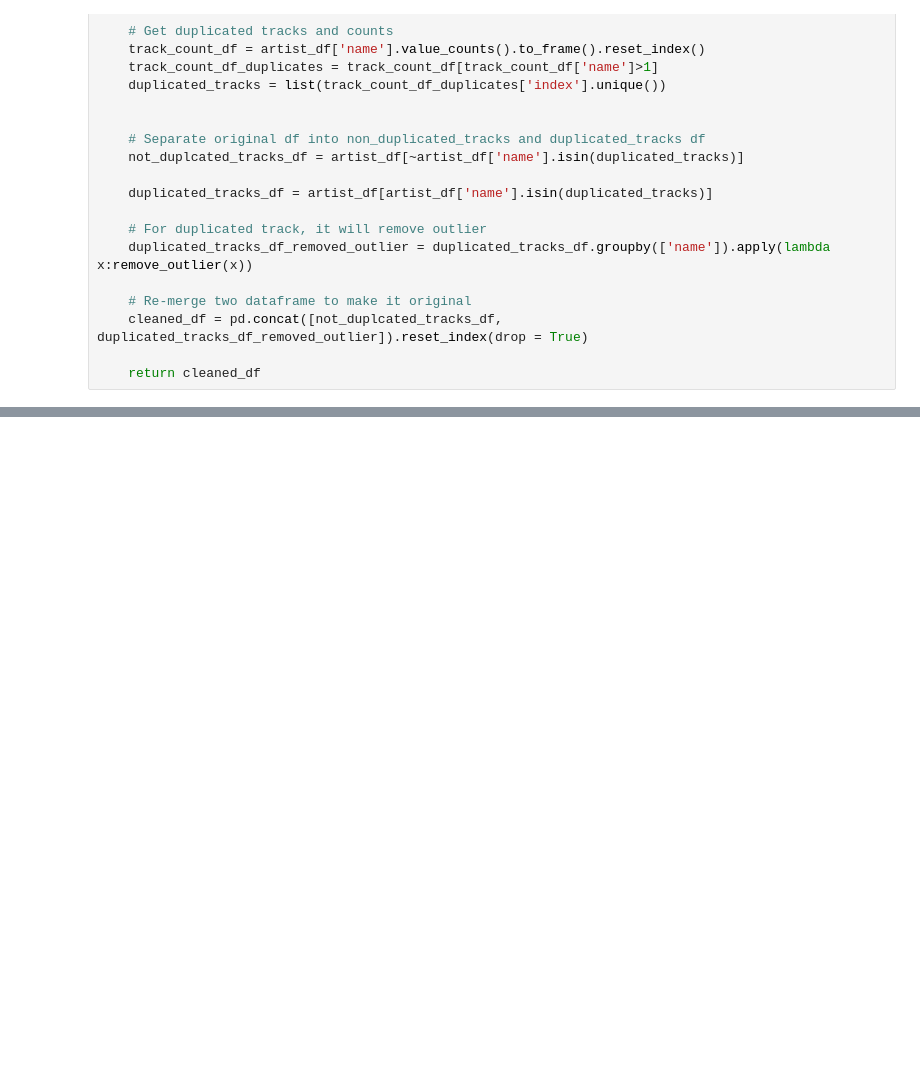
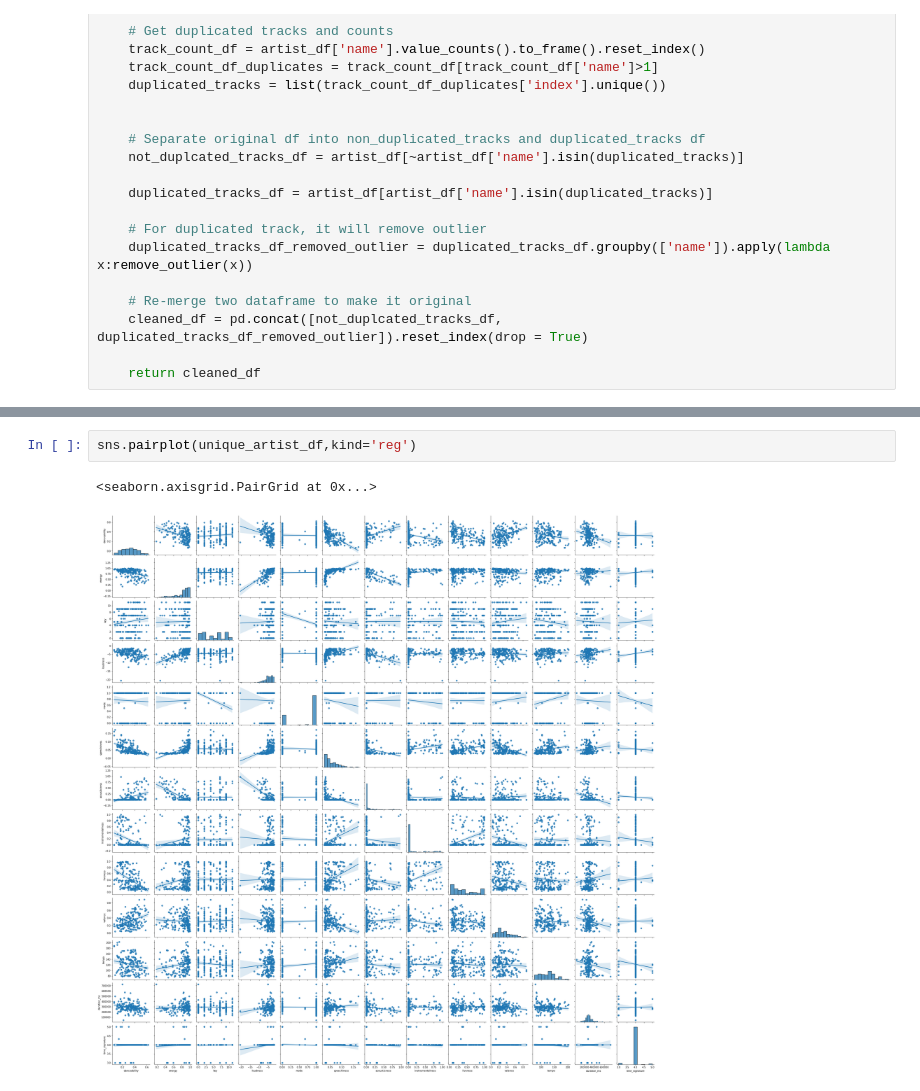
Before and after one commit to ShunOyama/Spotify_API, a Jupyter notebook: src/notebook/spotify_Oasis_EDA.ipynb, the cells around one changed output, grey strips where cells are left out. Drawn from its saved outputs; the diff is of its cells as text; blank space fills up the shorter version.

```diff
--- a/src/notebook/spotify_Oasis_EDA.ipynb
+++ b/src/notebook/spotify_Oasis_EDA.ipynb
@@ -291,0 +306,5 @@ unique_artist_df.head()
+# %%
+sns.pairplot(unique_artist_df,kind='reg')
+# %% [output]
+<seaborn.axisgrid.PairGrid at 0x...>
+[figure, added]
```
Also changed, not shown: parts of 5 cells of this notebook.
